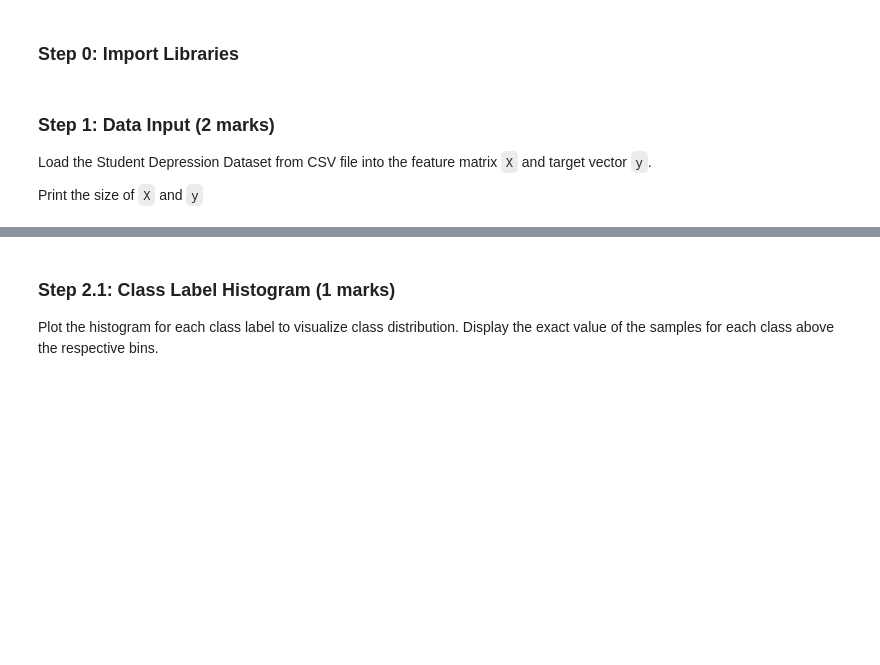
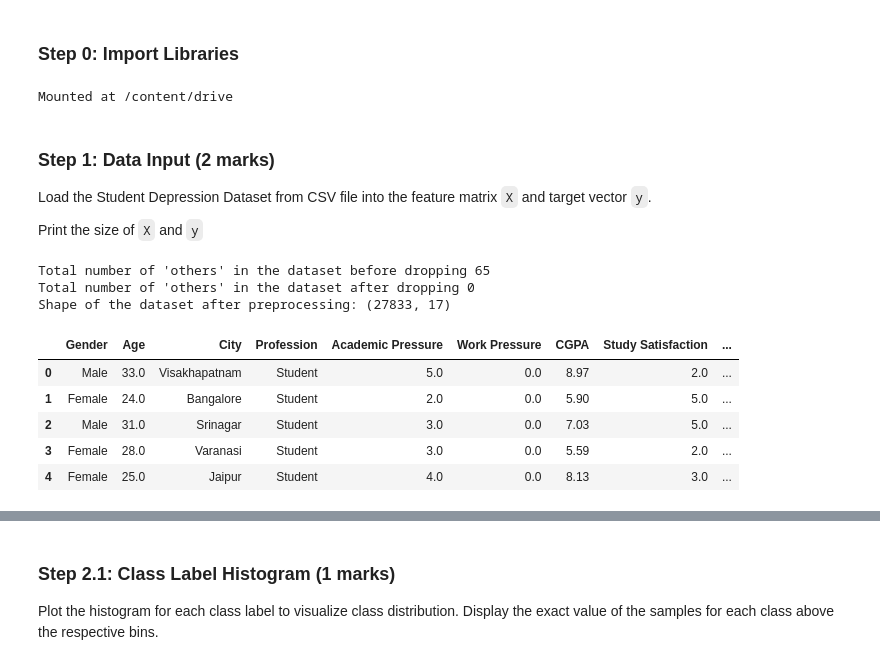
Before and after one commit to andrew-thai08/ENGG680_2025_Fall, a Jupyter notebook: Lab_Assignment2/Assignment2.ipynb, the cells around one changed output, grey strips where cells are left out. Saved outputs shown, nothing was run; the diff lists cells and outputs as text; code cells hidden in the pictures; blank space fills up the shorter version.

```diff
--- a/Lab_Assignment2/Assignment2.ipynb
+++ b/Lab_Assignment2/Assignment2.ipynb
@@ -517,6 +519,11 @@ import numpy as np
 import pandas as pd
 import matplotlib.pyplot as plt
 import seaborn as sns
+# %%
+from google.colab import drive
+drive.mount('/content/drive')
+# %% [output]
+Mounted at /content/drive
 # %% [markdown]
 ### Step 1: Data Input (2 marks)
 
@@ -525,19 +532,34 @@ Load the Student Depression Dataset from CSV file into the feature matrix `X` an
 Print the size of `X` and `y`
 # %%
 # Load the Student Depression Dataset
-data = pd.read_csv('')
+data = pd.read_csv('/content/drive/MyDrive/ENGG680_2025_Fall/Lab_Assignment2/Student Depression Dataset.csv')
 
 # Basic data preprocessing
-data.drop(   )  # Remove irrelevant ID column
-data.dropna(   )  # Remove rows with missing values
-data.drop_duplicates(   )  # Remove duplicate rows
+data = data.drop(columns='id')  # Remove irrelevant ID column
+data = data.dropna()  # Remove rows with missing values
+data = data.drop_duplicates(   )  # Remove duplicate rows
 
 # Remove 'Other' category entries as they provide no useful information (1 marks)
 # your code here
-
-
+count_others1 = (data=='Others').sum().sum()
+print("Total number of 'others' in the dataset before dropping", count_others1)
+data = data.drop(data[data.isin(['Others']).any(axis=1)].index)
+count_others2 = (data=='Others').sum().sum()
+print("Total number of 'others' in the dataset after dropping", count_others2)
 # Print the shape of the dataset after preprocessing and display the first 5 rows using head()
 # your code here
+print("Shape of the dataset after preprocessing:", data.shape)
+data.head()
+# %% [output]
+Total number of 'others' in the dataset before dropping 65
+Total number of 'others' in the dataset after dropping 0
+Shape of the dataset after preprocessing: (27833, 17)
+|  | Gender | Age | City | Profession | Academic Pressure | Work Pressure | CGPA | Study Satisfaction | ... |
+| 0 | Male | 33.0 | Visakhapatnam | Student | 5.0 | 0.0 | 8.97 | 2.0 | ... |
+| 1 | Female | 24.0 | Bangalore | Student | 2.0 | 0.0 | 5.90 | 5.0 | ... |
+| 2 | Male | 31.0 | Srinagar | Student | 3.0 | 0.0 | 7.03 | 5.0 | ... |
+| 3 | Female | 28.0 | Varanasi | Student | 3.0 | 0.0 | 5.59 | 2.0 | ... |
+| 4 | Female | 25.0 | Jaipur | Student | 4.0 | 0.0 | 8.13 | 3.0 | ... |
 # %%
 from sklearn.preprocessing import LabelEncoder
 
```
Also changed, not shown: parts of 22 cells of this notebook.
